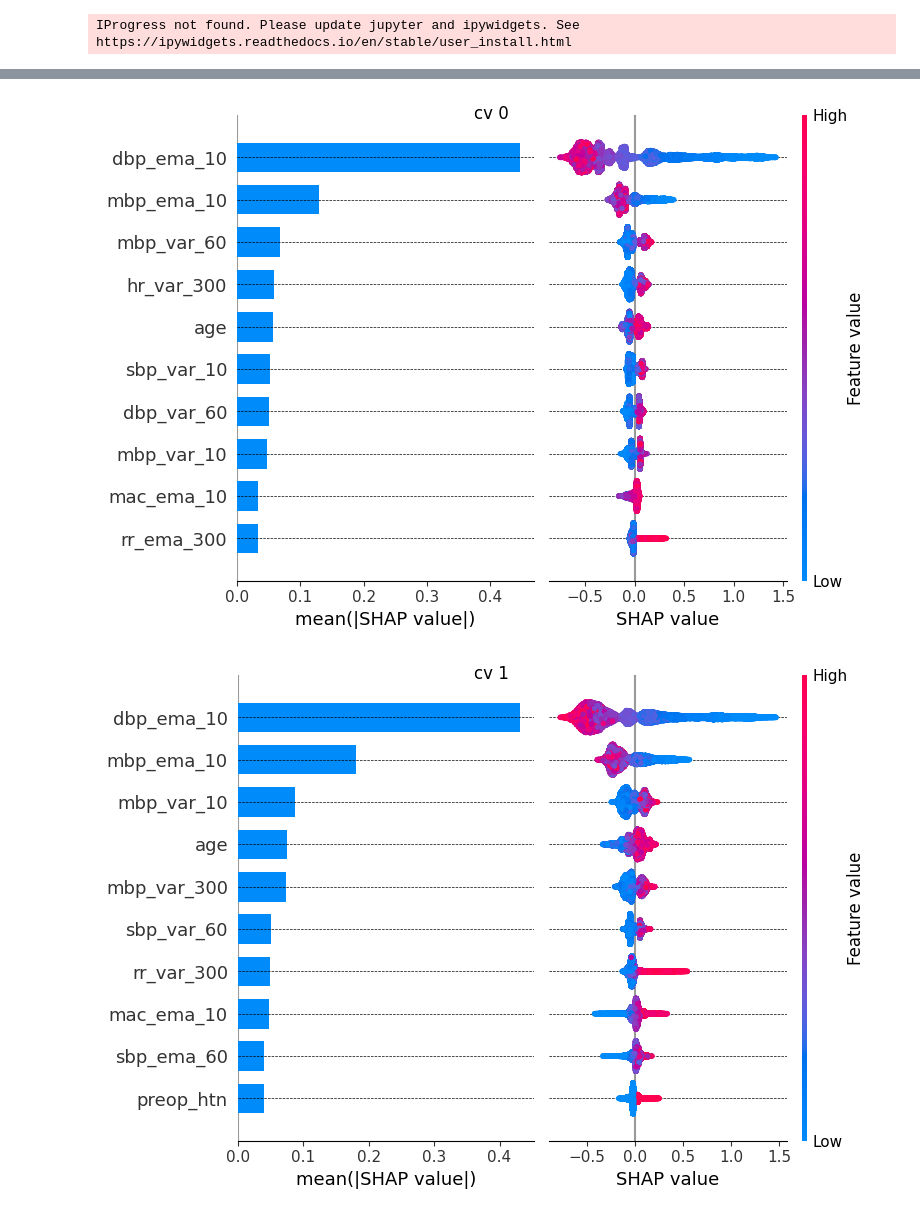
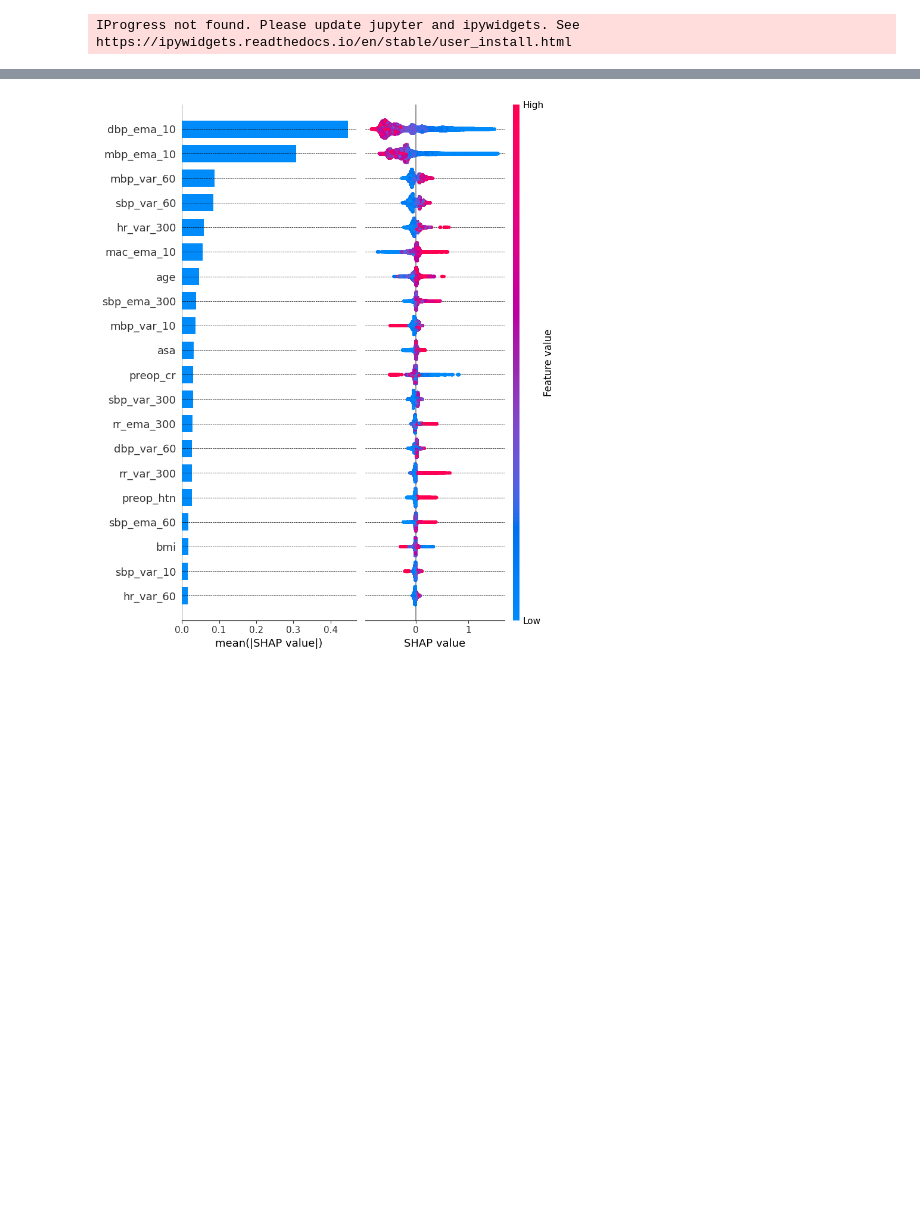
Before and after one commit to BobAubouin/hypotension_pred, a Jupyter notebook: scripts/xgboost_model.ipynb, the cells around one changed output, grey strips where cells are left out. Cells and saved outputs as stored; diff of their text form; code cells hidden in the pictures; blank space fills up the shorter version.

```diff
--- a/scripts/xgboost_model.ipynb
+++ b/scripts/xgboost_model.ipynb
@@ -12,7 +12,7 @@ from scripts.dataLoader import dataLoaderParallel
 IProgress not found. Please update jupyter and ipywidgets. See https://ipywidgets.readthedocs.io/en/stable/user_install.html
 # %%
 # feature parameters
-SIGNAL_FEATURE = ['mbp', 'sbp', 'dbp', 'hr', 'rr', 'spo2', 'etco2', 'mac', 'pp_ct']
+SIGNAL_FEATURE = ['mbp', 'sbp', 'dbp', 'hr', 'rr', 'spo2', 'etco2', 'mac', 'pp_ct', 'bis']
 STATIC_FEATURE = ["age", "bmi", "asa", "preop_cr", "preop_htn"]
 HALF_TIME_FILTERING = [10, 60, 5*60] # secondes
 
@@ -21,15 +21,20 @@ N_ESTIMATORS = np.logspace(1.5, 2.5, 3, dtype=int)
 MAX_DEPTH = [3,5,7]
 LEARNING_RATE = np.logspace(-2, -1, 2)
 LAMBDA = 7
-MIN_CHILD_WEIGHT = np.logspace(0, 2, 2, dtype=int)
+MIN_CHILD_WEIGHT = [3]
 ROUND_NUMBER = 75
 OBJECTIVE = ['binary:logistic']
 METRIC = ['auc']
+# %%
+# test if raw file exists
+if not os.path.exists('data/data_async.csv'):
+    print('data_async.csv does not exist, please run dataset_download.py first')
+    exit()
+cols = list(pd.read_csv("data/data_async.csv", nrows=1))
+
+rawData = pd.read_csv(f'data/data_async.csv', usecols =[i for i in cols if i != "opname"] ).astype("float32")
 # %%
-# test if raw file exists
-if not os.path.exists('data/data_async.csv'):
-    print('data_async.csv does not exist, please run dataset_download.py first')
-    exit()
+
 
 if not os.path.exists('data/data_xbg.csv'):
     dataframe = dataLoaderParallel(
@@ -37,6 +42,9 @@ if not os.path.exists('data/data_xbg.csv'):
         signal_name=SIGNAL_FEATURE,
         static_data=STATIC_FEATURE,
         max_number_of_case=5000,
+        rawData= rawData,
+        leading_time= 0,#3*60,
+        prediction_windows=60*10
     )
     dataframe.to_csv('data/data_xbg.csv', index=False)
 else:
@@ -161,31 +185,35 @@ TypeError: Axis.get_ticklocs() takes 1 positional argument but 2 were given
 # %%
 # use SHAP to explain the model
 shap.initjs()
-nb_max_feature = 10
+nb_max_feature = 20
+shap_values_tot = []
+test_data = pd.DataFrame()
 for cv, test in dataframe.groupby('cv_group'):
     model = xgb.Booster()
     model.load_model(f'data/models/xgb_{cv}.json')
     explainer = shap.TreeExplainer(model)
     shap_values = explainer.shap_values(test[FEATURE_NAME])
-    plt.figure(figsize=(12, 5))
-    plt.subplot(1, 2, 1)
-    for i in range(nb_max_feature):
-        plt.axhline(y=i, color='black', linestyle='--', linewidth=0.5)
-    shap.summary_plot(shap_values, test[FEATURE_NAME], feature_names=FEATURE_NAME, show=False, plot_type="bar", max_display=nb_max_feature)
-    plt.xlabel('mean(|SHAP value|)')
-    plt.subplot(1, 2, 2)
-    shap.summary_plot(shap_values, test[FEATURE_NAME], feature_names=FEATURE_NAME, show=False, max_display=nb_max_feature)
-    #remove the y thick label
-    plt.gca().set_yticklabels([])
-    plt.xlabel('SHAP value')
-    plt.tight_layout()
-    #add the title
-    plt.suptitle(f'cv {cv}')
-    #add horizontal line for each feture
-    for i in range(nb_max_feature):
-        plt.axhline(y=i, color='black', linestyle='--', linewidth=0.5)
-    plt.show()
+    for shape in shap_values:
+        shap_values_tot.append(shape)
+    test_data= pd.concat([test_data, test[FEATURE_NAME]])
+
+# plot the SHAP value
+plt.figure(figsize=(12, 5))
+plt.subplot(1, 2, 1)
+for i in range(nb_max_feature):
+    plt.axhline(y=i, color='black', linestyle='--', linewidth=0.5)
+shap.summary_plot(np.array(shap_values_tot), test_data, feature_names=FEATURE_NAME, show=False, plot_type="bar", max_display=nb_max_feature)
+plt.xlabel('mean(|SHAP value|)')
+plt.subplot(1, 2, 2)
+shap.summary_plot(np.array(shap_values_tot), test_data, feature_names=FEATURE_NAME, show=False, max_display=nb_max_feature)
+#remove the y thick label
+plt.gca().set_yticklabels([])
+plt.xlabel('SHAP value')
+plt.tight_layout()
+#add horizontal line for each feture
+for i in range(nb_max_feature):
+    plt.axhline(y=i, color='black', linestyle='--', linewidth=0.5)
+plt.show()
 # %% [output]
 [interactive output not drawn]
-[figure, old version]
+[figure, new version]
-[figure, removed]
```
Also changed, not shown: parts of 4 cells of this notebook, 2 other files.
